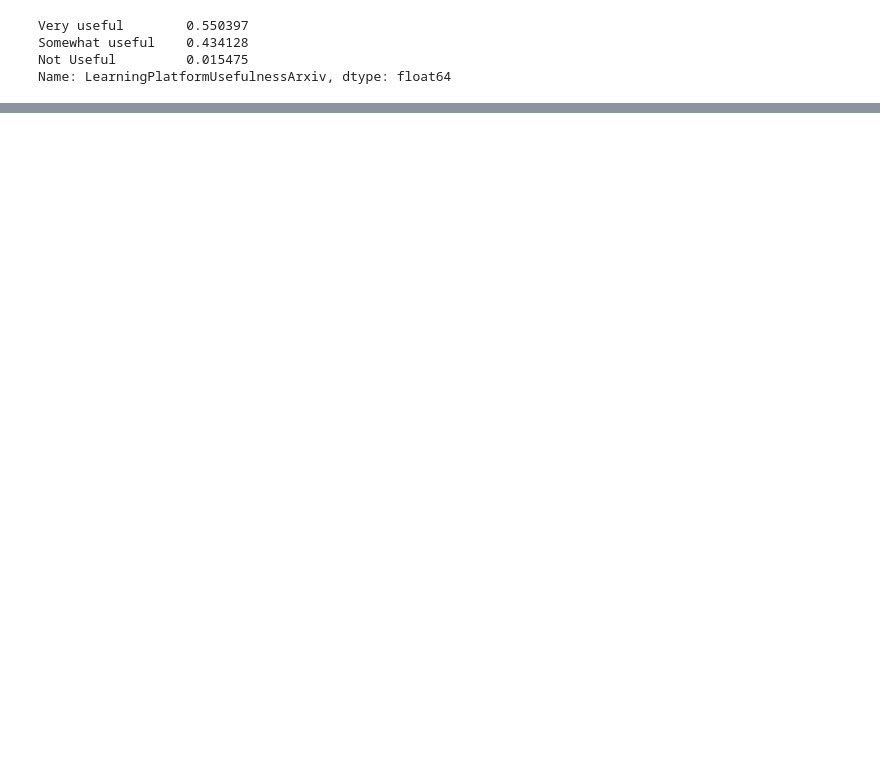
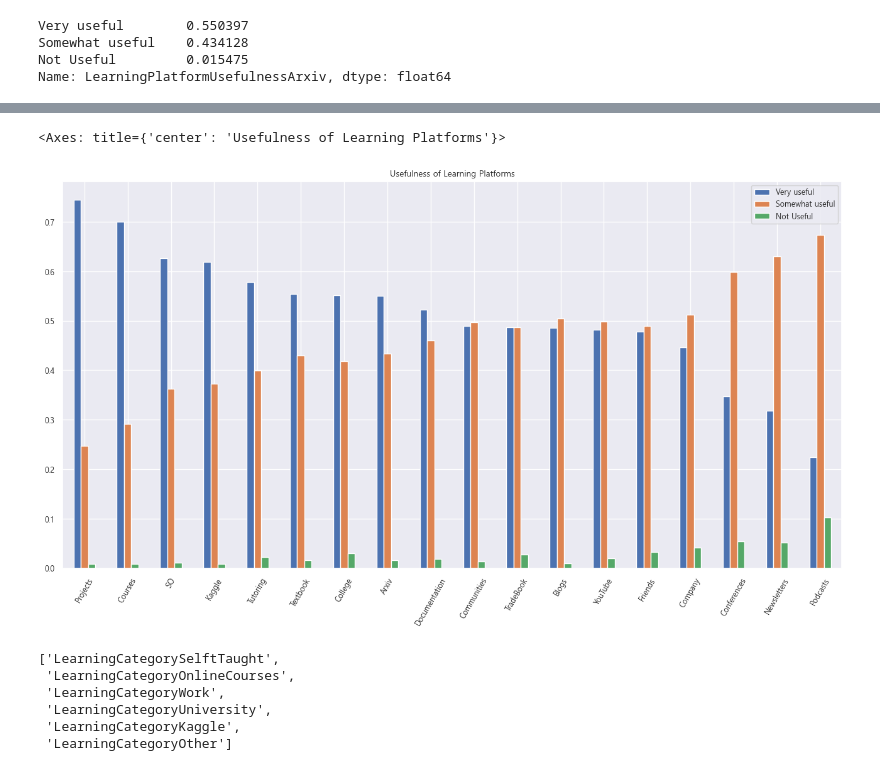
Before and after one commit to byulrim/KaggleExercise, a Jupyter notebook: kaggle_survey_2017_02.ipynb, the cells around one changed output, grey strips where cells are left out. Saved outputs shown, nothing was run; the diff lists cells and outputs as text; code cells hidden in the pictures; blank space fills up the shorter version.

```diff
--- a/kaggle_survey_2017_02.ipynb
+++ b/kaggle_survey_2017_02.ipynb
@@ -447,0 +374,17 @@ YouTube
+# %%
+plot = usefulness_rate_df.plot.bar(figsize=(16, 8), title="Usefulness of Learning Platforms")
+plt.xticks(rotation=60)
+plot
+# %% [output]
+<Axes: title={'center': 'Usefulness of Learning Platforms'}>
+[figure, added]
+# %%
+category_list = list(mca.columns[mca.columns.str.contains("LearningCategory", regex=True)])
+category_list
+# %% [output]
+['LearningCategorySelftTaught',
+ 'LearningCategoryOnlineCourses',
+ 'LearningCategoryWork',
+ 'LearningCategoryUniversity',
+ 'LearningCategoryKaggle',
+ 'LearningCategoryOther']
```
Also changed, not shown: parts of 14 cells of this notebook.
